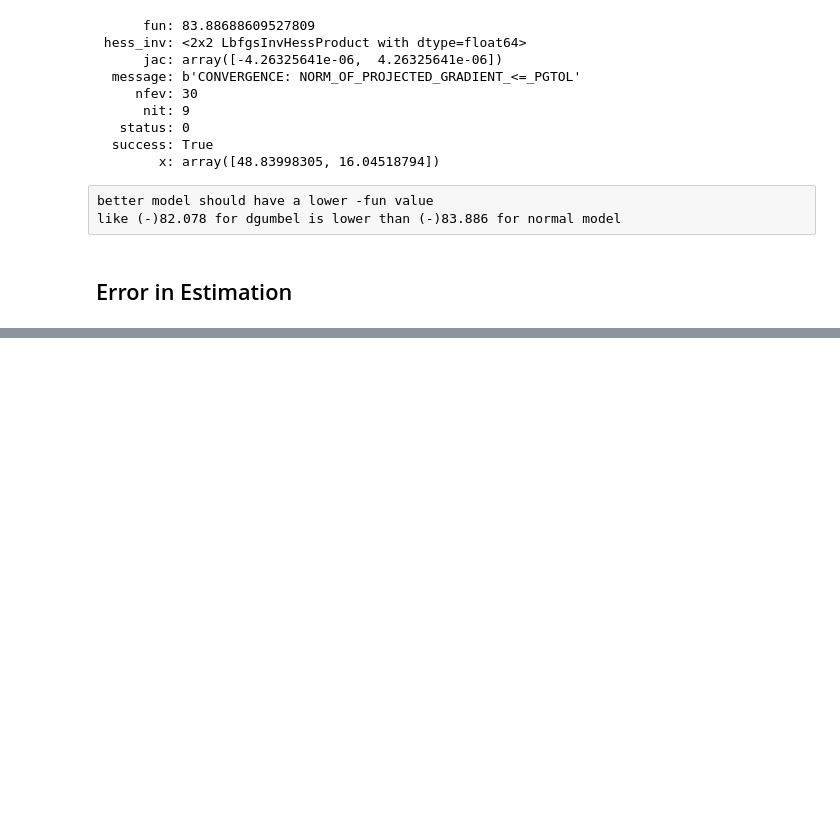
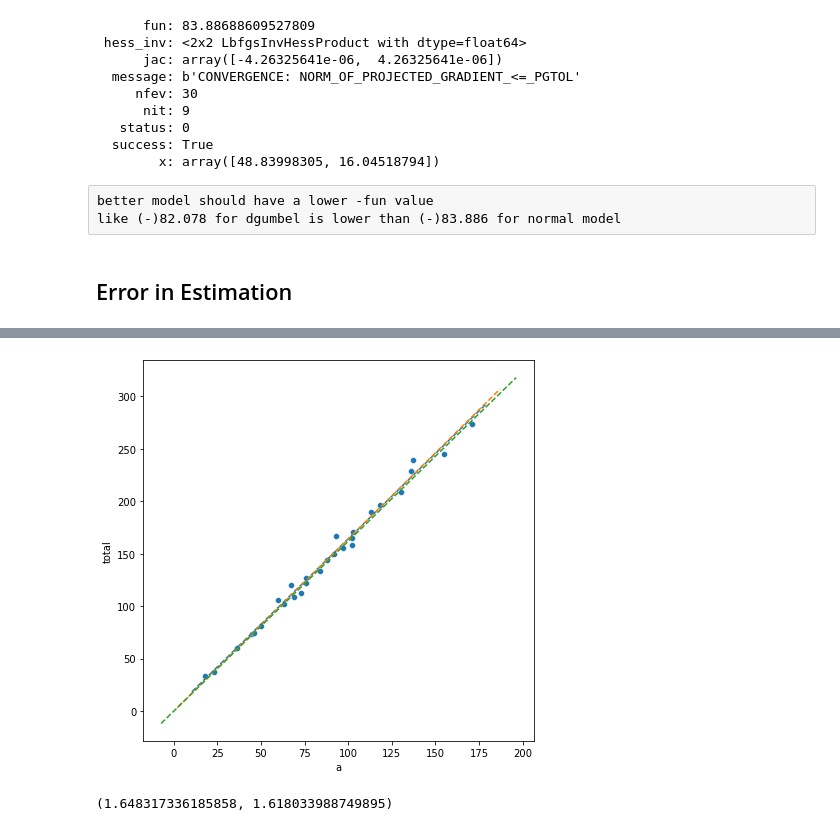
Before and after one commit to starnlm/Python-Practice, a Jupyter notebook: Statistical Description Python.ipynb, the cells around one changed output, grey strips where cells are left out. Saved outputs shown, nothing was run; the diff lists cells and outputs as text; code cells hidden in the pictures; blank space fills up the shorter version.

```diff
--- a/Statistical Description Python.ipynb
+++ b/Statistical Description Python.ipynb
@@ -453,0 +499,7 @@ np.std(mean, ddof = 1), np.std(std, ddof = 1)
+# %%
+def abline(slope, intercept=0):
+    """Plot a line from slope and intercept"""
+    axes = plt.gca()
+    x_vals = np.array(axes.get_xlim())
+    y_vals = intercept + slope * x_vals
+    plt.plot(x_vals, y_vals, '--')
@@ -453,0 +508,4 @@ np.std(mean, ddof = 1), np.std(std, ddof = 1)
+# %%
+features = sm.add_constant(a)
+RegrM = sm.OLS(total, features).fit()
+RegrM.summary()
@@ -453,0 +532,3 @@ np.std(mean, ddof = 1), np.std(std, ddof = 1)
+# %%
+phi = (1+np.sqrt(5))/2
+phi
@@ -453,0 +537,3 @@ np.std(mean, ddof = 1), np.std(std, ddof = 1)
+# %%
+RegrM0 = sm.OLS(total, a).fit()
+RegrM0.summary()
@@ -453,0 +559,9 @@ np.std(mean, ddof = 1), np.std(std, ddof = 1)
+# %%
+f, ax = plt.subplots(figsize= (7,7))
+
+sns.scatterplot(a, total)
+abline(RegrM.params[1], RegrM.params[0])
+abline(RegrM0.params[0])
+abline(phi)
+# %% [output]
+[figure, added]
@@ -453,0 +570,4 @@ np.std(mean, ddof = 1), np.std(std, ddof = 1)
+# %%
+np.mean(ratio), phi
+# %% [output]
+(1.648317336185858, 1.618033988749895)
```
Also changed, not shown: parts of 18 cells of this notebook, 1 other file.
